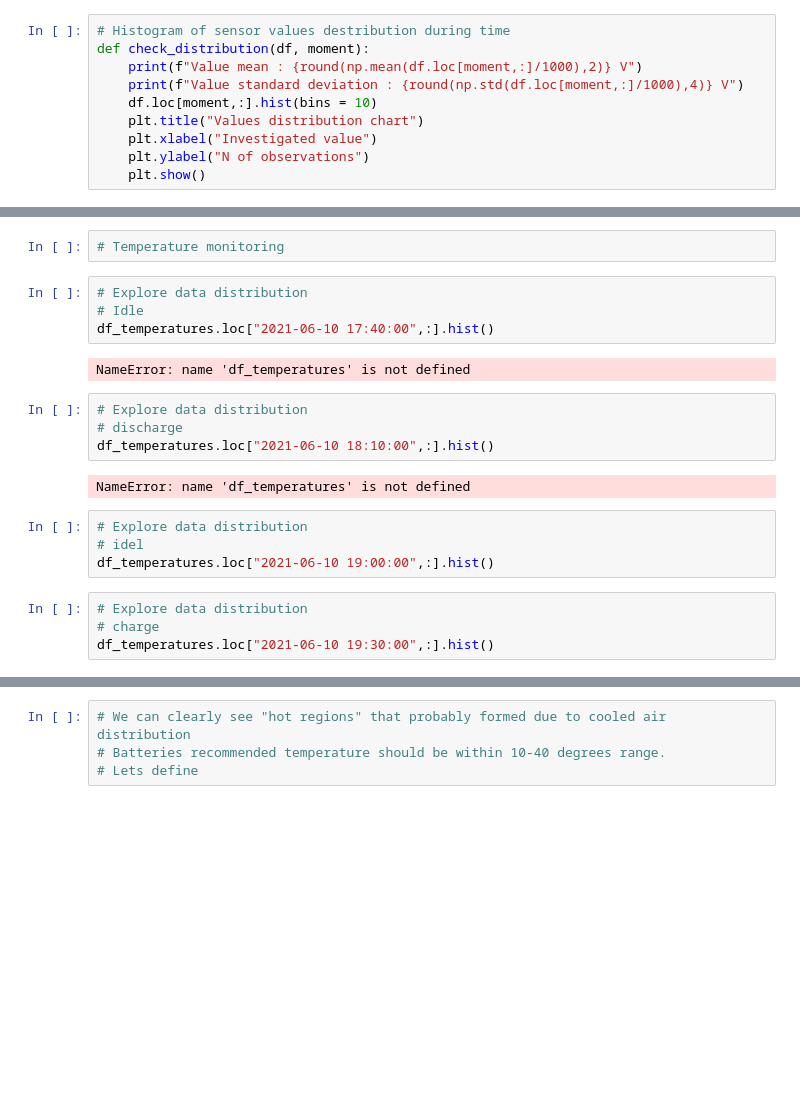
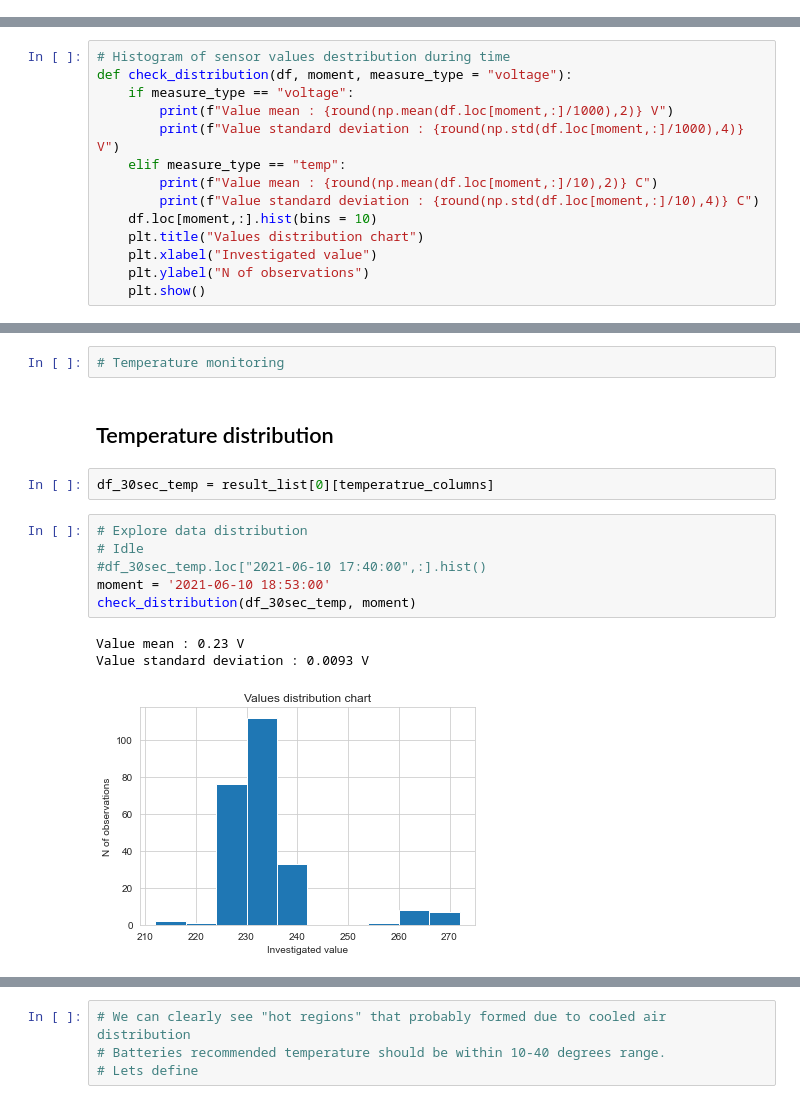
Before and after one commit to 314ka4y/Anomaly-detection-project, a Jupyter notebook: Anomaly_detection.ipynb, the cells around one changed output, grey strips where cells are left out. Drawn from its saved outputs; the diff is of its cells as text; blank space fills up the shorter version.

```diff
--- a/Anomaly_detection.ipynb
+++ b/Anomaly_detection.ipynb
@@ -311,13 +311,3 @@ def find_columns(df):
     temperatrue_columns = [column for column in df.columns if bool(re.match(re.compile('[a-zA-Z0-9_]+temperature'), column))]
     state_column = [column for column in df.columns if bool(re.match(re.compile('[a-zA-Z0-9_]+current$'), column))]
     return voltage_columns, temperatrue_columns, state_column
-# %%
-# Histogram of sensor values destribution during time
-def check_distribution(df, moment):
-    print(f"Value mean : {round(np.mean(df.loc[moment,:]/1000),2)} V")
-    print(f"Value standard deviation : {round(np.std(df.loc[moment,:]/1000),4)} V")
-    df.loc[moment,:].hist(bins = 10)
-    plt.title("Values distribution chart")
-    plt.xlabel("Investigated value")
-    plt.ylabel("N of observations")
-    plt.show()
@@ -407,0 +314,14 @@ First we will investigate different models performance on a small dataset, to ch
+# %%
+# Histogram of sensor values destribution during time
+def check_distribution(df, moment, measure_type = "voltage"):
+    if measure_type == "voltage":
+        print(f"Value mean : {round(np.mean(df.loc[moment,:]/1000),2)} V")
+        print(f"Value standard deviation : {round(np.std(df.loc[moment,:]/1000),4)} V")
+    elif measure_type == "temp":
+        print(f"Value mean : {round(np.mean(df.loc[moment,:]/10),2)} C")
+        print(f"Value standard deviation : {round(np.std(df.loc[moment,:]/10),4)} C")
+    df.loc[moment,:].hist(bins = 10)
+    plt.title("Values distribution chart")
+    plt.xlabel("Investigated value")
+    plt.ylabel("N of observations")
+    plt.show()
@@ -726,23 +840,17 @@ Freq: 30S, Name: cluster_1_cellvoltage_052, dtype: float64, 'cluster_1_cellvolta
 # print(sensor_list)
 # %%
 # Temperature monitoring
+# %% [markdown]
+## Temperature distribution
+# %%
+df_30sec_temp = result_list[0][temperatrue_columns]
 # %%
 # Explore data distribution
 # Idle
-df_temperatures.loc["2021-06-10 17:40:00",:].hist()
+#df_30sec_temp.loc["2021-06-10 17:40:00",:].hist()
+moment = '2021-06-10 18:53:00'
+check_distribution(df_30sec_temp, moment)
 # %% [output]
-NameError: name 'df_temperatures' is not defined
+Value mean : 0.23 V
+Value standard deviation : 0.0093 V
+[figure, added]
-# %%
-# Explore data distribution
-# discharge
-df_temperatures.loc["2021-06-10 18:10:00",:].hist()
-# %% [output]
-NameError: name 'df_temperatures' is not defined
-# %%
-# Explore data distribution
-# idel
-df_temperatures.loc["2021-06-10 19:00:00",:].hist()
-# %%
-# Explore data distribution
-# charge
-df_temperatures.loc["2021-06-10 19:30:00",:].hist()
```
Also changed, not shown: parts of 57 cells of this notebook.
